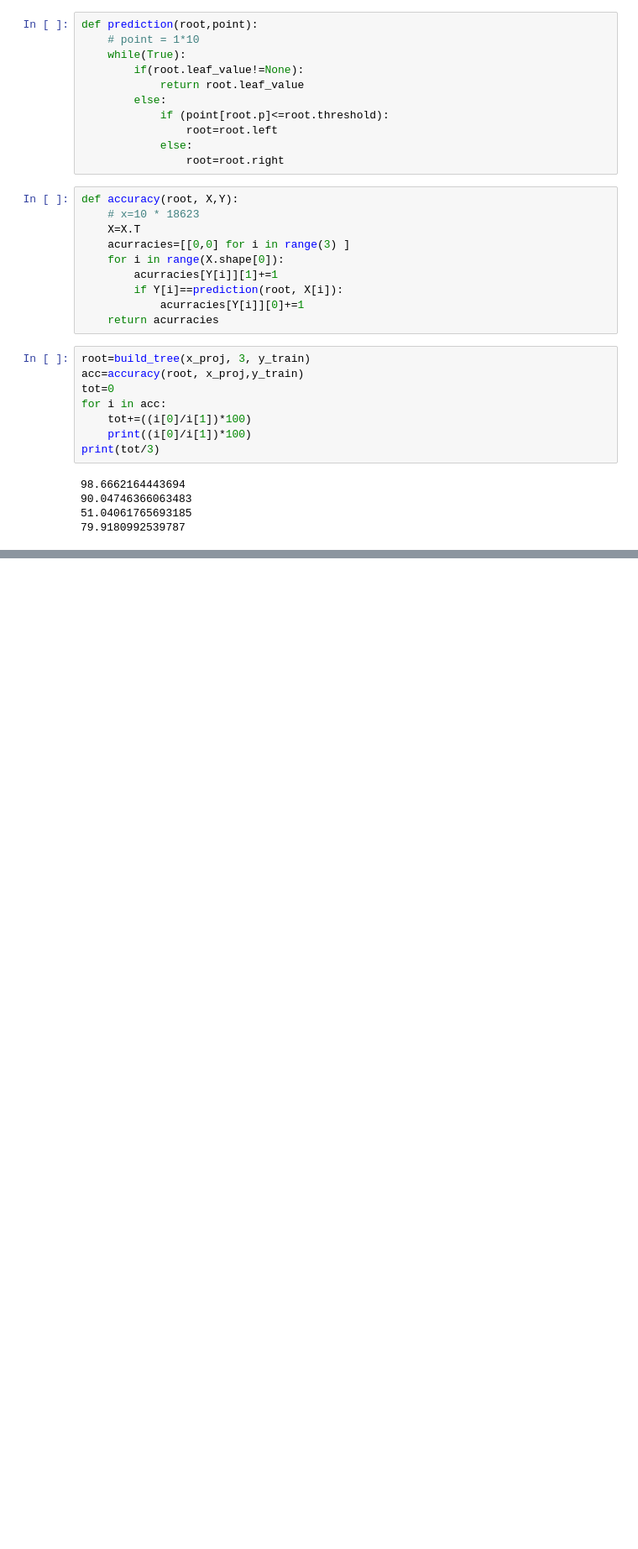
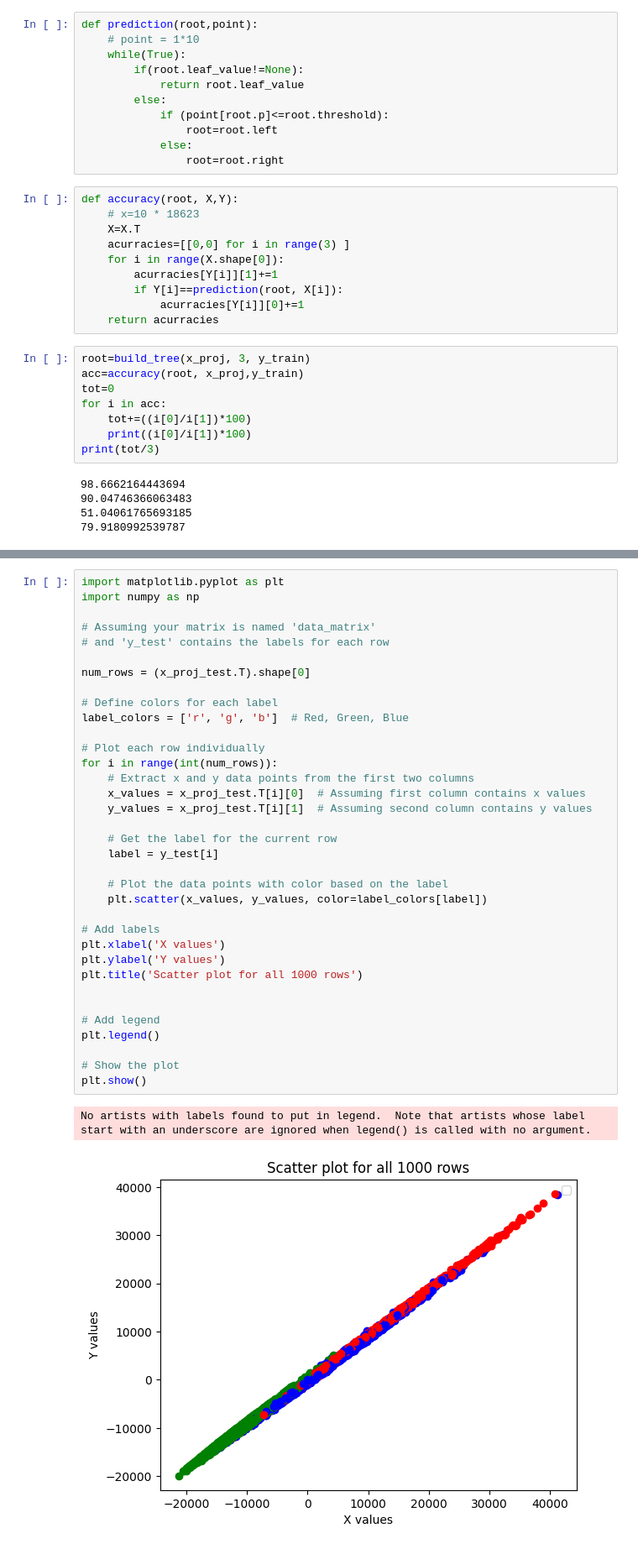
Before and after one commit to baljyot25/SML-Assignments, a Jupyter notebook: Assignment_3/add.ipynb, the cells around one changed output, grey strips where cells are left out. Shown: that part at 84% size. Drawn from its saved outputs; the diff is of its cells as text; blank space fills up the shorter version.

```diff
--- a/Assignment_3/add.ipynb
+++ b/Assignment_3/add.ipynb
@@ -313,0 +337,38 @@ print(tot/3)
+# %%
+import matplotlib.pyplot as plt
+import numpy as np
+
+# Assuming your matrix is named 'data_matrix'
+# and 'y_test' contains the labels for each row
+
+num_rows = (x_proj_test.T).shape[0]
+
+# Define colors for each label
+label_colors = ['r', 'g', 'b']  # Red, Green, Blue
+
+# Plot each row individually
+for i in range(int(num_rows)):
+    # Extract x and y data points from the first two columns
+    x_values = x_proj_test.T[i][0]  # Assuming first column contains x values
+    y_values = x_proj_test.T[i][1]  # Assuming second column contains y values
+
+    # Get the label for the current row
+    label = y_test[i]
+
+    # Plot the data points with color based on the label
+    plt.scatter(x_values, y_values, color=label_colors[label])
+
+# Add labels
+plt.xlabel('X values')
+plt.ylabel('Y values')
+plt.title('Scatter plot for all 1000 rows')
+
+
+# Add legend
+plt.legend()
+
+# Show the plot
+plt.show()
+# %% [output]
+No artists with labels found to put in legend.  Note that artists whose label start with an underscore are ignored when legend() is called with no argument.
+[figure, added]
```
Also changed, not shown: parts of 12 cells of this notebook.
